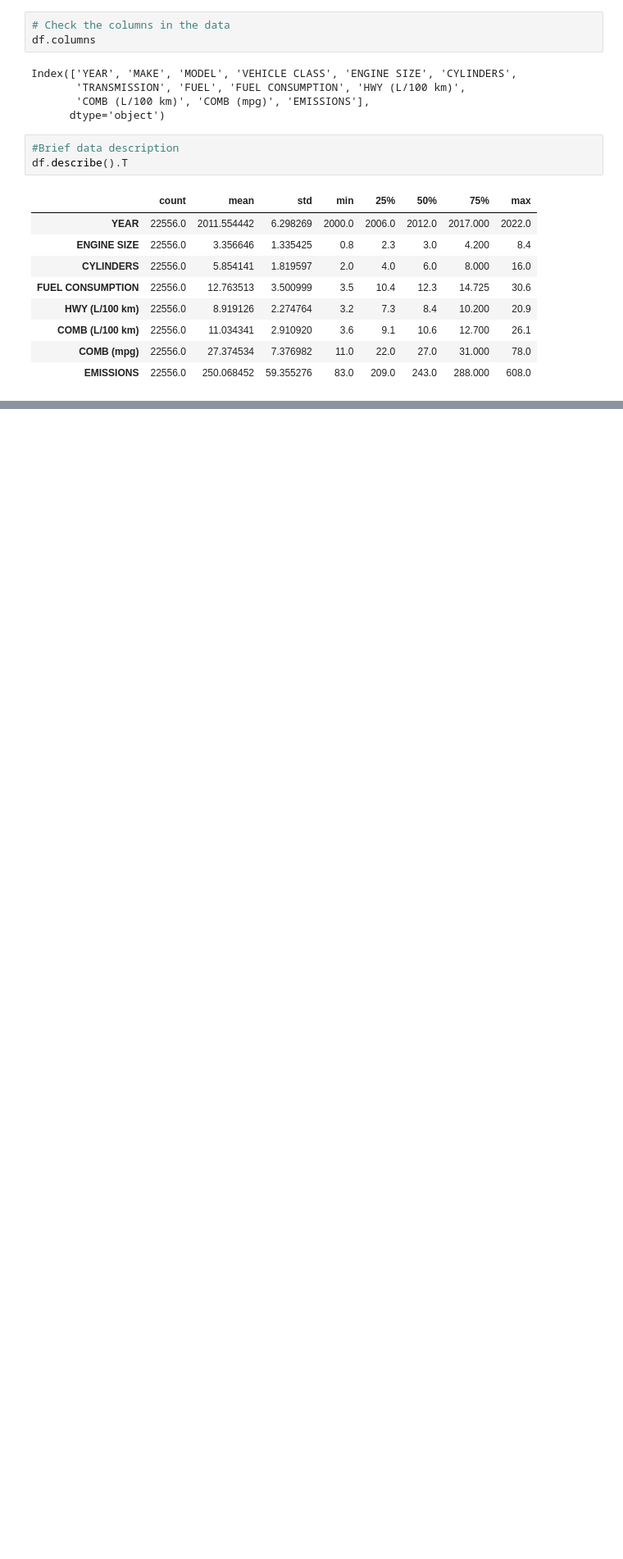
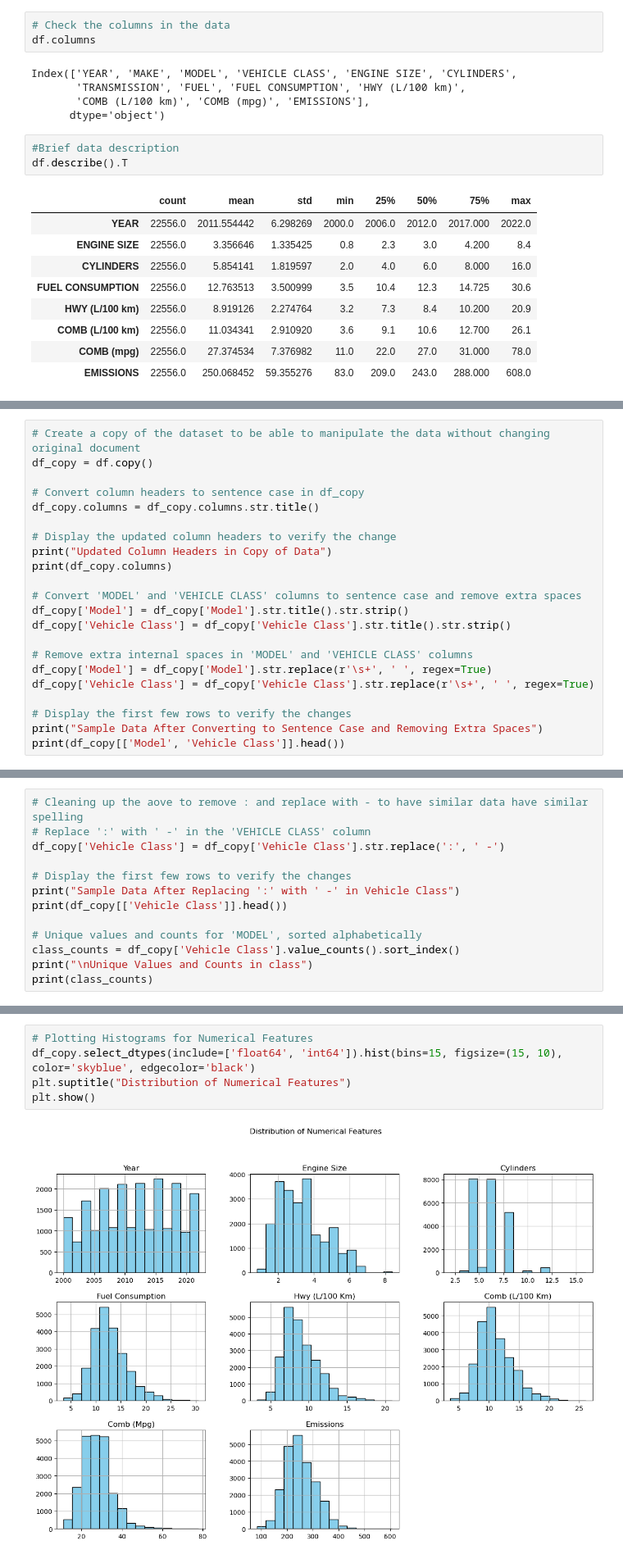
Before and after one commit to WambuiMunene/Phase2-Project_Group-4, a Jupyter notebook: Notebooks/Louis.ipynb, the cells around one changed output, grey strips where cells are left out. Shown at 82% size. Drawn from its saved outputs; the diff is of its cells as text; blank space fills up the shorter version.

Commit message:
New objectives notebook. I have cleaned the data and changed to the new objectives requirements

```diff
--- a/Notebooks/Louis.ipynb
+++ b/Notebooks/Louis.ipynb
@@ -535,0 +202,22 @@ Both DataFrames have the same number of rows.
+# %%
+# Create a copy of the dataset to be able to manipulate the data without changing original document
+df_copy = df.copy()
+
+# Convert column headers to sentence case in df_copy
+df_copy.columns = df_copy.columns.str.title()
+
+# Display the updated column headers to verify the change
+print("Updated Column Headers in Copy of Data")
+print(df_copy.columns)
+
+# Convert 'MODEL' and 'VEHICLE CLASS' columns to sentence case and remove extra spaces
+df_copy['Model'] = df_copy['Model'].str.title().str.strip()
+df_copy['Vehicle Class'] = df_copy['Vehicle Class'].str.title().str.strip()
+
+# Remove extra internal spaces in 'MODEL' and 'VEHICLE CLASS' columns
+df_copy['Model'] = df_copy['Model'].str.replace(r'\s+', ' ', regex=True)
+df_copy['Vehicle Class'] = df_copy['Vehicle Class'].str.replace(r'\s+', ' ', regex=True)
+
+# Display the first few rows to verify the changes
+print("Sample Data After Converting to Sentence Case and Removing Extra Spaces")
+print(df_copy[['Model', 'Vehicle Class']].head())
@@ -535,0 +265,13 @@ Both DataFrames have the same number of rows.
+# %%
+# Cleaning up the aove to remove : and replace with - to have similar data have similar spelling
+# Replace ':' with ' -' in the 'VEHICLE CLASS' column
+df_copy['Vehicle Class'] = df_copy['Vehicle Class'].str.replace(':', ' -')
+
+# Display the first few rows to verify the changes
+print("Sample Data After Replacing ':' with ' -' in Vehicle Class")
+print(df_copy[['Vehicle Class']].head())
+
+# Unique values and counts for 'MODEL', sorted alphabetically
+class_counts = df_copy['Vehicle Class'].value_counts().sort_index()
+print("\nUnique Values and Counts in class")
+print(class_counts)
@@ -535,0 +371,7 @@ Both DataFrames have the same number of rows.
+# %%
+# Plotting Histograms for Numerical Features
+df_copy.select_dtypes(include=['float64', 'int64']).hist(bins=15, figsize=(15, 10), color='skyblue', edgecolor='black')
+plt.suptitle("Distribution of Numerical Features")
+plt.show()
+# %% [output]
+[figure, added]
```
Also changed, not shown: parts of 42 cells of this notebook.
